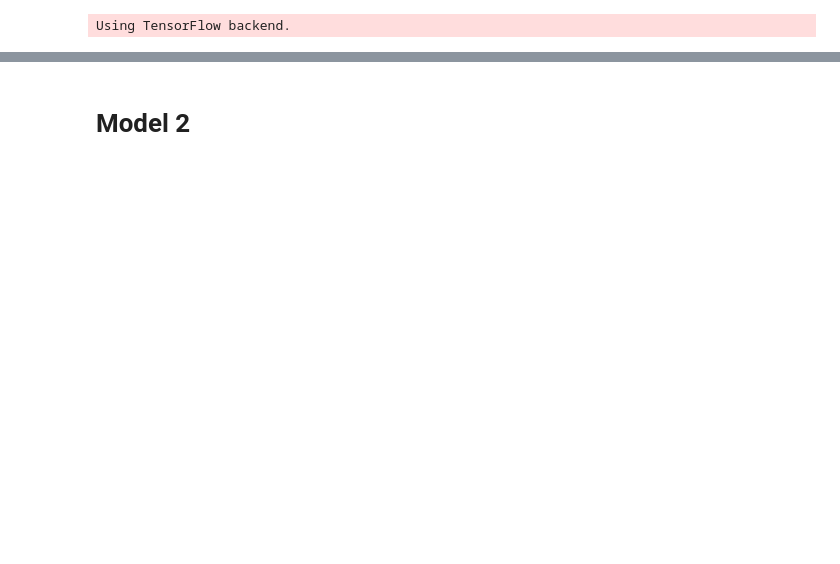
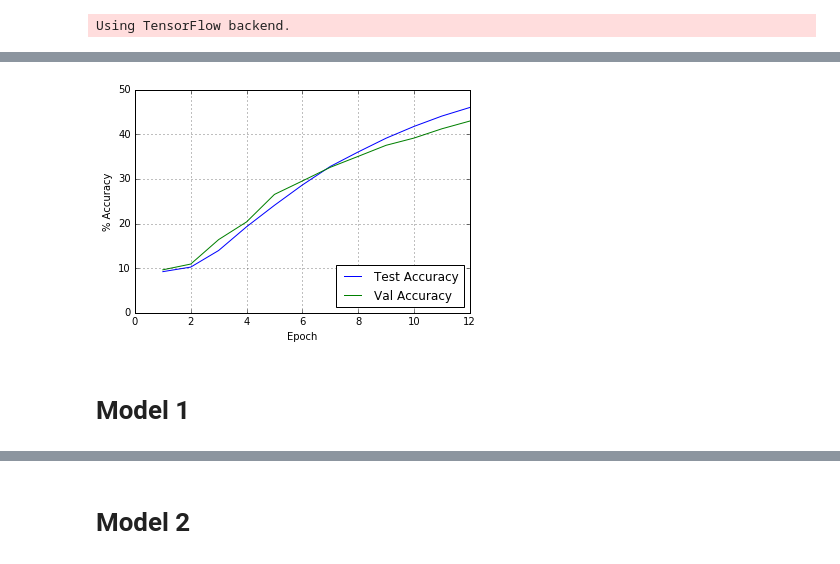
Before and after one commit to RyanSampana/mcgillML, a Jupyter notebook: Keras Experiments.ipynb, the cells around one changed output, grey strips where cells are left out. Cells and saved outputs as stored; diff of their text form; code cells hidden in the pictures; blank space fills up the shorter version.

```diff
--- a/Keras Experiments.ipynb
+++ b/Keras Experiments.ipynb
@@ -20,0 +95,15 @@ Using TensorFlow backend.
+# %%
+df0 = pd.read_csv('./model0_60-60.log')# plt val accuracy and test accuracy vs epoch
+plt.figure()
+plt.plot(np.array(df0['epoch']),np.array(df0['acc'])*100.,label='Test Accuracy')
+plt.plot(np.array(df0['epoch']),np.array(df0['val_acc'])*100.,label='Val Accuracy')
+plt.xlabel('Epoch')
+plt.ylabel(r'% Accuracy')
+plt.yticks(np.arange(0,60,10))
+plt.legend(loc='lower right')
+plt.grid()
+plt.show()
+# %% [output]
+[figure, added]
+# %% [markdown]
+# Model 1
```
Also changed, not shown: parts of 52 cells of this notebook.
